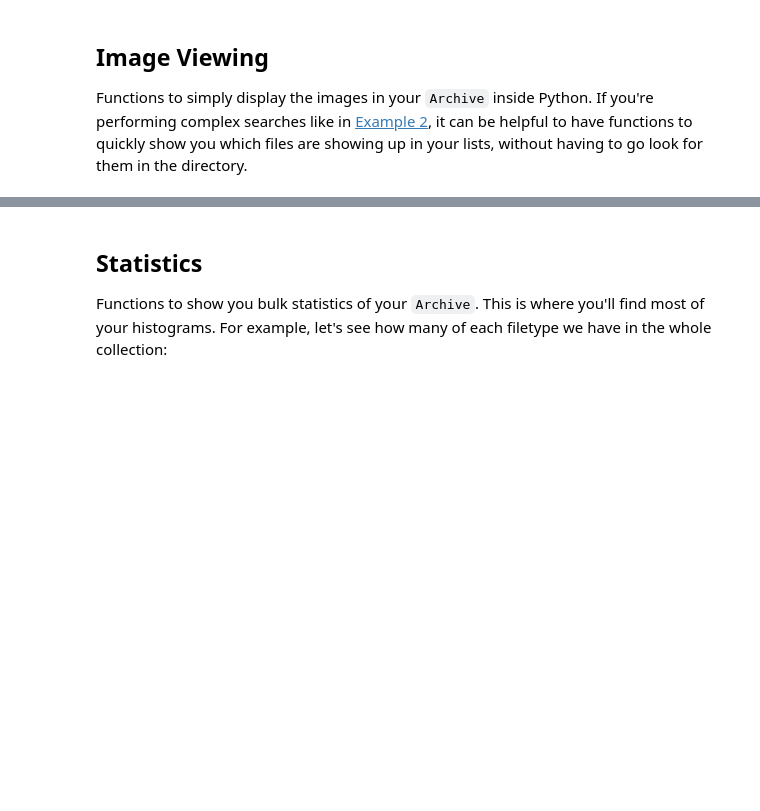
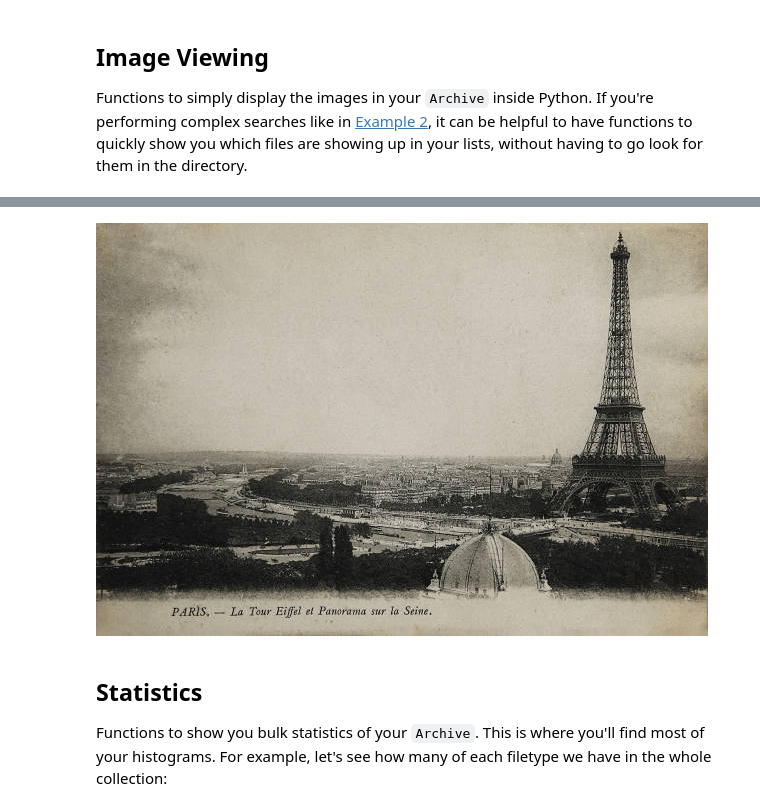
Before and after one commit to wrightky/MetaViz, a Jupyter notebook: examples/3_Plotting.ipynb, the cells around one changed output, grey strips where cells are left out. Drawn from its saved outputs; the diff is of its cells as text; code cells hidden in the pictures; blank space fills up the shorter version.

```diff
--- a/examples/3_Plotting.ipynb
+++ b/examples/3_Plotting.ipynb
@@ -29,3 +29,7 @@ mv.ShowImage(FileNames[0],showTitle=False)
+# %%
+Image(filename='StockPhoto.jpg') # Display
+# %% [output]
+[figure, added]
 # %% [markdown]
 ## Statistics
 
```
Also changed, not shown: parts of 2 cells of this notebook.
